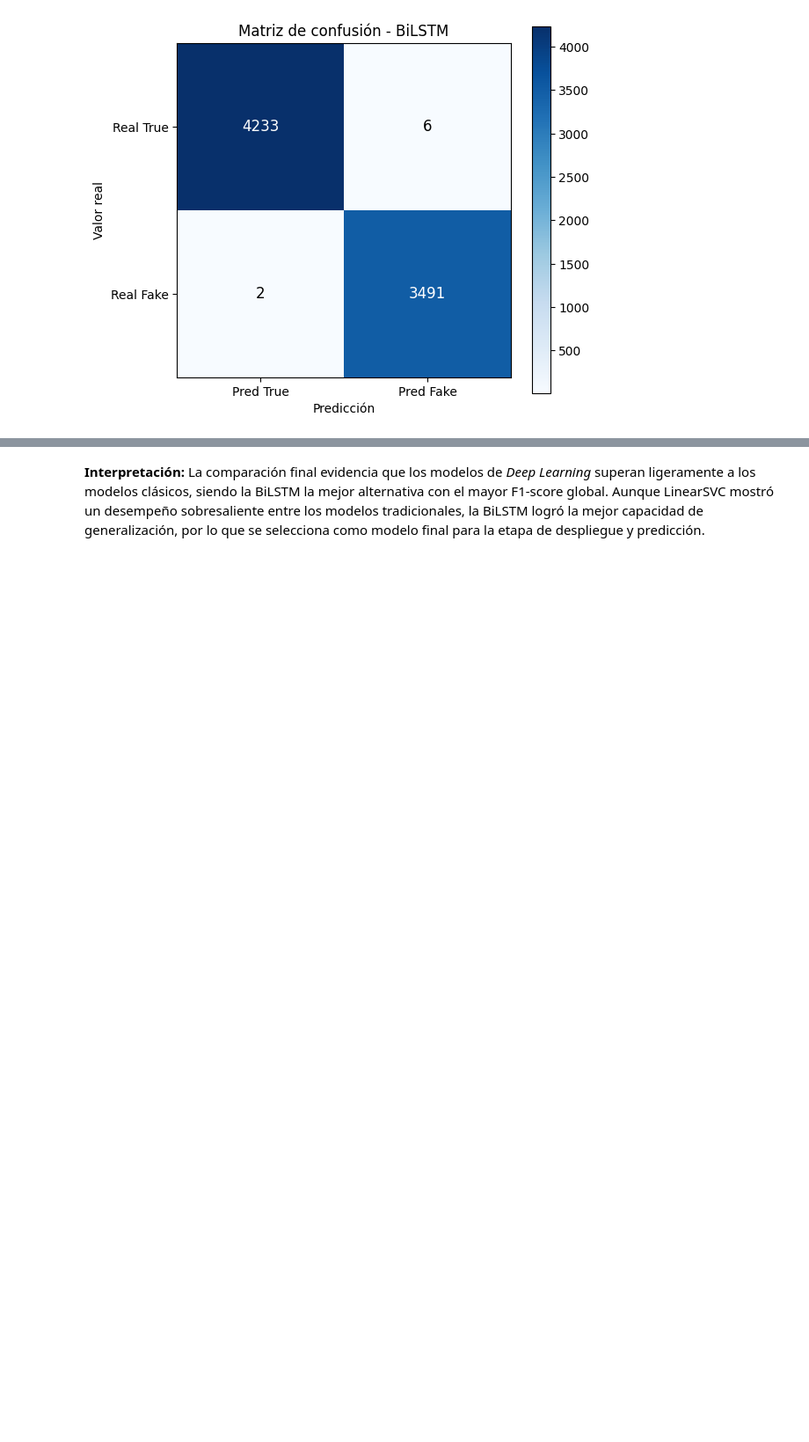
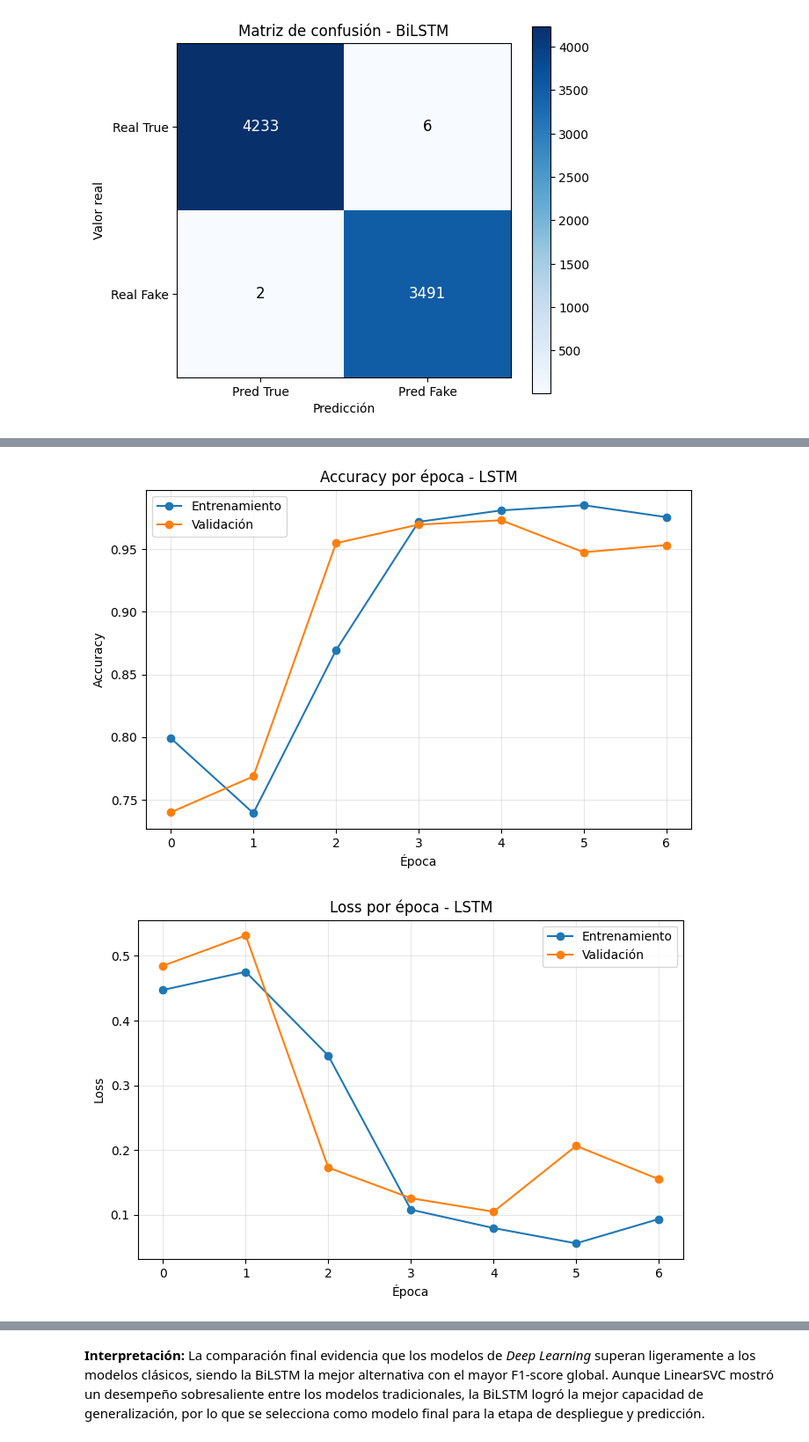
Before and after one commit to AlejandroDart/fake-news-system, a Jupyter notebook: fake-news-ai/02_Modelado_Comparacion_FakeNews.ipynb, the cells around one changed output, grey strips where cells are left out. Shown at 88% size. Cells and saved outputs as stored; diff of their text form; code cells hidden in the pictures; blank space fills up the shorter version.

```diff
--- a/fake-news-ai/02_Modelado_Comparacion_FakeNews.ipynb
+++ b/fake-news-ai/02_Modelado_Comparacion_FakeNews.ipynb
@@ -1053,0 +1157,75 @@ Precision 0.998284
+# %%
+# ==========================================
+# CELDA 27.2: Gráficos LSTM
+# ==========================================
+metricas_lstm_df = pd.DataFrame({
+    "Métrica": ["Accuracy", "Precision", "Recall", "F1-score"],
+    "Valor": [
+        res_lstm["Accuracy"],
+        res_lstm["Precision"],
+        res_lstm["Recall"],
+        res_lstm["F1-score"]
+    ]
+})
+
+print("\nTABLA RESUMEN DE MÉTRICAS - LSTM")
+print(metricas_lstm_df.to_string(index=False))
+
+plt.figure(figsize=(8, 5))
+plt.plot(history_lstm.history["accuracy"], marker="o", label="Entrenamiento")
+plt.plot(history_lstm.history["val_accuracy"], marker="o", label="Validación")
+plt.title("Accuracy por época - LSTM")
+plt.xlabel("Época")
+plt.ylabel("Accuracy")
+plt.xticks(range(len(history_lstm.history["accuracy"])))
+plt.legend()
+plt.grid(True, alpha=0.3)
+plt.show()
+
+plt.figure(figsize=(8, 5))
+plt.plot(history_lstm.history["loss"], marker="o", label="Entrenamiento")
+plt.plot(history_lstm.history["val_loss"], marker="o", label="Validación")
+plt.title("Loss por época - LSTM")
+plt.xlabel("Época")
+plt.ylabel("Loss")
+plt.xticks(range(len(history_lstm.history["loss"])))
+plt.legend()
+plt.grid(True, alpha=0.3)
+plt.show()
+
+plt.figure(figsize=(8, 5))
+plt.bar(metricas_lstm_df["Métrica"], metricas_lstm_df["Valor"])
+plt.title("Métricas finales del modelo LSTM")
+plt.xlabel("Métrica")
+plt.ylabel("Valor")
+plt.ylim(0, 1.05)
+plt.grid(axis="y", alpha=0.3)
+plt.show()
+
+conf_matrix_lstm = res_lstm["conf_matrix"]
+
+plt.figure(figsize=(6, 5))
+plt.imshow(conf_matrix_lstm, interpolation="nearest", cmap="Blues")
+plt.title("Matriz de confusión - LSTM")
+plt.colorbar()
+plt.xticks([0, 1], ["Pred True", "Pred Fake"])
+plt.yticks([0, 1], ["Real True", "Real Fake"])
+
+threshold_cm = conf_matrix_lstm.max() / 2
+
+for i in range(conf_matrix_lstm.shape[0]):
+    for j in range(conf_matrix_lstm.shape[1]):
+        color = "white" if conf_matrix_lstm[i, j] > threshold_cm else "black"
+        plt.text(
+            j, i, conf_matrix_lstm[i, j],
+            ha="center",
+            va="center",
+            color=color,
+            fontsize=12
+        )
+
+plt.xlabel("Predicción")
+plt.ylabel("Valor real")
+plt.tight_layout()
+plt.show()
+# %% [output]
@@ -1053,0 +1238,2 @@ Precision 0.998284
+[figure, added]
+[figure, added]
```
Also changed, not shown: parts of 21 cells of this notebook, 3 other files.
